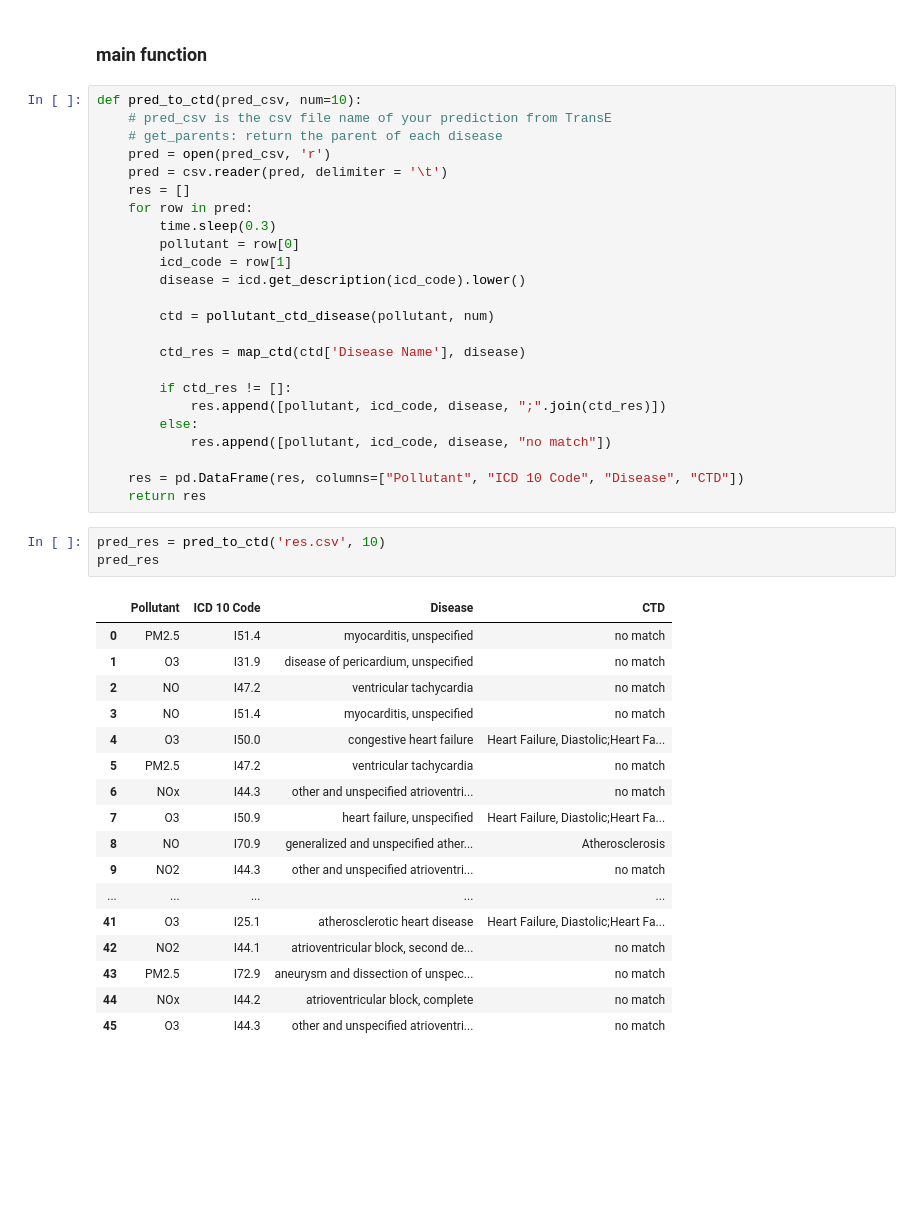
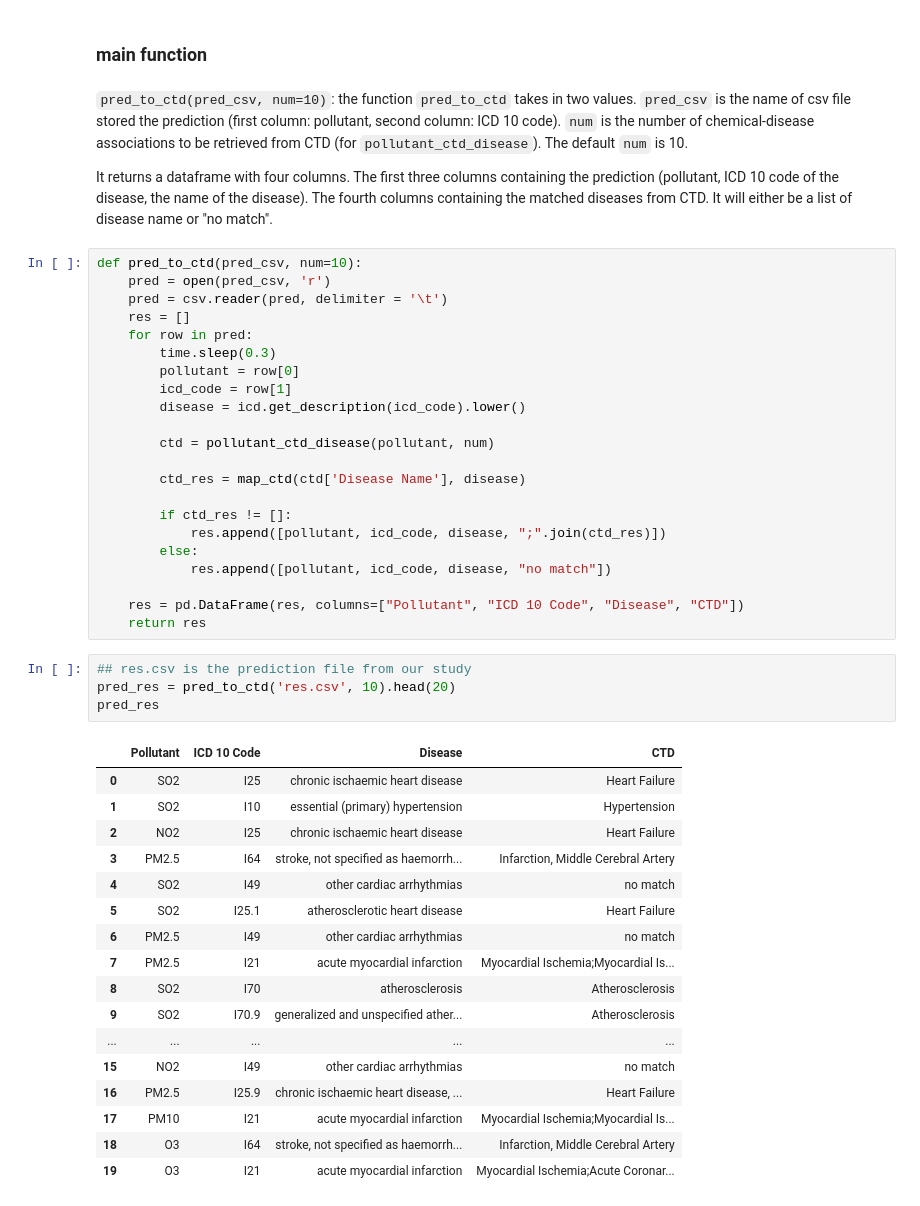
Before and after one commit to arthurhughes27/WBD-project, a Jupyter notebook: WBD File.ipynb, the cells around one changed output. Saved outputs shown, nothing was run; the diff lists cells and outputs as text; blank space fills up the shorter version.

```diff
--- a/WBD File.ipynb
+++ b/WBD File.ipynb
@@ -219,9 +207,11 @@ pollutant_ctd_disease("O3", 10)
 # %% [markdown]
 ### main function
+# %% [markdown]
+`pred_to_ctd(pred_csv, num=10)`: the function `pred_to_ctd` takes in two values. `pred_csv` is the name of csv file stored the prediction (first column: pollutant, second column: ICD 10 code). `num` is the number of chemical-disease associations to be retrieved from CTD (for `pollutant_ctd_disease`). The default `num` is 10.
+
+It returns a dataframe with four columns. The first three columns containing the prediction (pollutant, ICD 10 code of the disease, the name of the disease). The fourth columns containing the matched diseases from CTD. It will either be a list of disease name or "no match".
 # %%
 def pred_to_ctd(pred_csv, num=10):
-    # pred_csv is the csv file name of your prediction from TransE
-    # get_parents: return the parent of each disease
     pred = open(pred_csv, 'r')
     pred = csv.reader(pred, delimiter = '\t')
     res = []
@@ -243,23 +233,24 @@ def pred_to_ctd(pred_csv, num=10):
     res = pd.DataFrame(res, columns=["Pollutant", "ICD 10 Code", "Disease", "CTD"])
     return res
 # %%
-pred_res = pred_to_ctd('res.csv', 10)
+## res.csv is the prediction file from our study
+pred_res = pred_to_ctd('res.csv', 10).head(20)
 pred_res
 # %% [output]
 |  | Pollutant | ICD 10 Code | Disease | CTD |
-| 0 | PM2.5 | I51.4 | myocarditis, unspecified | no match |
-| 1 | O3 | I31.9 | disease of pericardium, unspecified | no match |
-| 2 | NO | I47.2 | ventricular tachycardia | no match |
-| 3 | NO | I51.4 | myocarditis, unspecified | no match |
-| 4 | O3 | I50.0 | congestive heart failure | Heart Failure, Diastolic;Heart Fa... |
-| 5 | PM2.5 | I47.2 | ventricular tachycardia | no match |
-| 6 | NOx | I44.3 | other and unspecified atrioventri... | no match |
-| 7 | O3 | I50.9 | heart failure, unspecified | Heart Failure, Diastolic;Heart Fa... |
-| 8 | NO | I70.9 | generalized and unspecified ather... | Atherosclerosis |
-| 9 | NO2 | I44.3 | other and unspecified atrioventri... | no match |
+| 0 | SO2 | I25 | chronic ischaemic heart disease | Heart Failure |
+| 1 | SO2 | I10 | essential (primary) hypertension | Hypertension |
+| 2 | NO2 | I25 | chronic ischaemic heart disease | Heart Failure |
+| 3 | PM2.5 | I64 | stroke, not specified as haemorrh... | Infarction, Middle Cerebral Artery |
+| 4 | SO2 | I49 | other cardiac arrhythmias | no match |
+| 5 | SO2 | I25.1 | atherosclerotic heart disease | Heart Failure |
+| 6 | PM2.5 | I49 | other cardiac arrhythmias | no match |
+| 7 | PM2.5 | I21 | acute myocardial infarction | Myocardial Ischemia;Myocardial Is... |
+| 8 | SO2 | I70 | atherosclerosis | Atherosclerosis |
+| 9 | SO2 | I70.9 | generalized and unspecified ather... | Atherosclerosis |
 | ... | ... | ... | ... | ... |
-| 41 | O3 | I25.1 | atherosclerotic heart disease | Heart Failure, Diastolic;Heart Fa... |
-| 42 | NO2 | I44.1 | atrioventricular block, second de... | no match |
-| 43 | PM2.5 | I72.9 | aneurysm and dissection of unspec... | no match |
-| 44 | NOx | I44.2 | atrioventricular block, complete | no match |
-| 45 | O3 | I44.3 | other and unspecified atrioventri... | no match |
+| 15 | NO2 | I49 | other cardiac arrhythmias | no match |
+| 16 | PM2.5 | I25.9 | chronic ischaemic heart disease, ... | Heart Failure |
+| 17 | PM10 | I21 | acute myocardial infarction | Myocardial Ischemia;Myocardial Is... |
+| 18 | O3 | I64 | stroke, not specified as haemorrh... | Infarction, Middle Cerebral Artery |
+| 19 | O3 | I21 | acute myocardial infarction | Myocardial Ischemia;Acute Coronar... |
```
Also changed, not shown: parts of 33 cells of this notebook.
